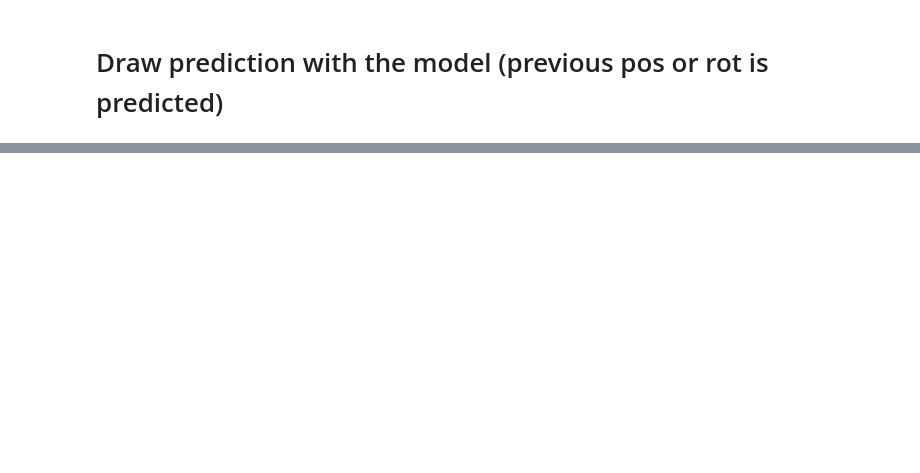
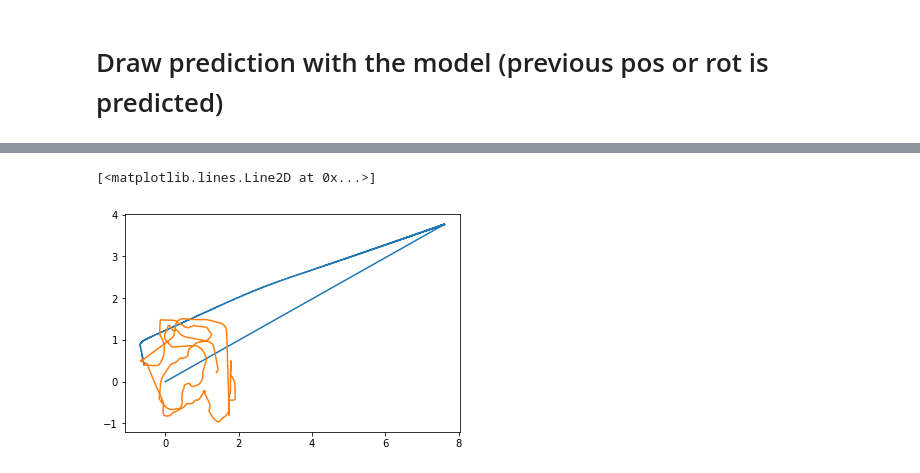
Before and after one commit to gergelyhunyady/DL_HW, a Jupyter notebook: Code/CNN_absolute.ipynb, the cells around one changed output, grey strips where cells are left out. Cells and saved outputs as stored; diff of their text form; code cells hidden in the pictures; blank space fills up the shorter version.

```diff
--- a/Code/CNN_absolute.ipynb
+++ b/Code/CNN_absolute.ipynb
@@ -321,0 +334,6 @@ if  training_mode == 'rot':
+# %%
+plt.plot(newy_pred[:,0],newy_pred[:,2], label='xz pred')
+plt.plot(y[:,0],y[:,2], label='xz targ')
+# %% [output]
+[<matplotlib.lines.Line2D at 0x...>]
+[figure, added]
```
Also changed, not shown: parts of 11 cells of this notebook, 4 other files.
